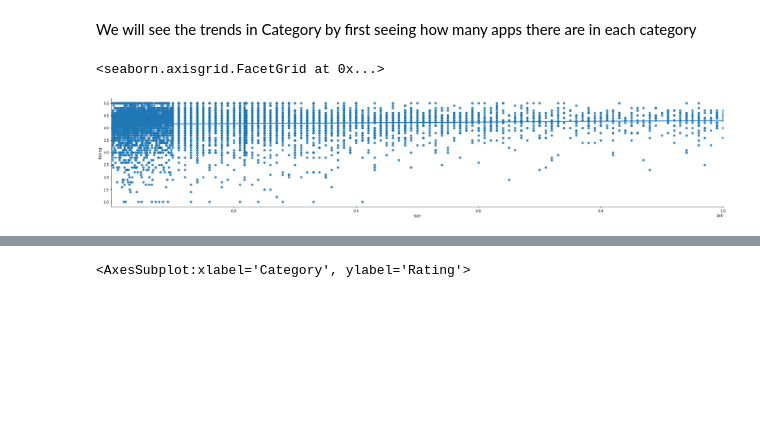
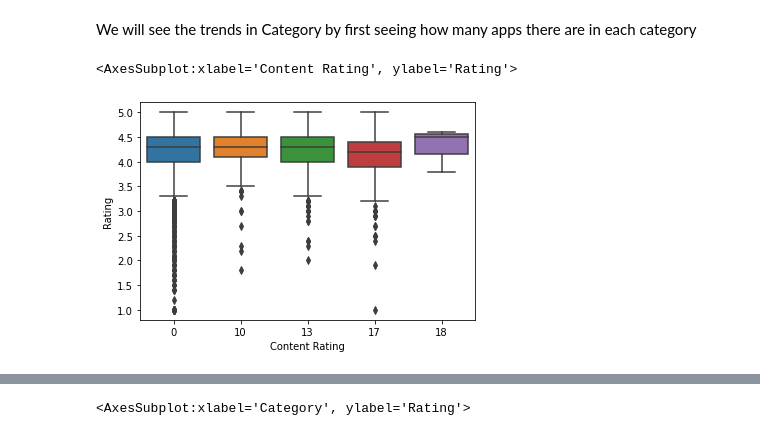
Before and after one commit to Iliaromanov/Google-Play-App-Rating-Prediction, a Jupyter notebook: data_exploration.ipynb, the cells around one changed output, grey strips where cells are left out. Drawn from its saved outputs; the diff is of its cells as text; code cells hidden in the pictures; blank space fills up the shorter version.

Commit message:
Changed Size to MB
Changed Size back to MB and added some cool graphs

```diff
--- a/data_exploration.ipynb
+++ b/data_exploration.ipynb
@@ -199,23 +199,11 @@ Note that here, I am only showing the first 30 values because it would not look
 # %%
 def clean_size(size):
     if size[-1:] == "M":
-        clean_size = 1000000*float(size[:-1])
+        clean_size = float(size[:-1])
     elif size[-1:] == "k":
-        clean_size = 1000*float(size[:-1])
+        clean_size = float(size[:-1]) / 1000
     else:
         clean_size = None
     return clean_size
 
 app_data["Size"] = app_data["Size"].map(clean_size)
-# %%
-'''
-size = pd.DataFrame()
-size["size_code"] = app_data['Size'].str[-1:]
-size["size_number"] = app_data['Size'].str[0:-1]
-size["size_number"] = size["size_number"].replace('Varies with devic',np.nan)
-size["size_number"] = pd.to_numeric(size["size_number"], downcast = "float")
-conditions = [ (size["size_code"] == 'k'), (size["size_code"] == 'M'), (size["size_code"] == "e")]
-choices = [size["size_number"]/1024, size["size_number"], np.nan]
-app_data["Size"] = np.select(conditions, choices, default='np.nan')
-'''
-app_data["Size"].unique()[0:30]
@@ -352,7 +335,7 @@ app_data_x.head(20)
 # %% [markdown]
 We will see the trends in Category by first seeing how many apps there are in each category
 # %%
-sns.lmplot(data=app_data, x="Size", y="Rating", height=5, aspect=5)
+sns.boxplot(data=app_data, x="Content Rating", y="Rating")
 # %% [output]
-<seaborn.axisgrid.FacetGrid at 0x...>
+<AxesSubplot:xlabel='Content Rating', ylabel='Rating'>
-[figure, old version]
+[figure, new version]
```
Also changed, not shown: parts of 7 cells of this notebook.
